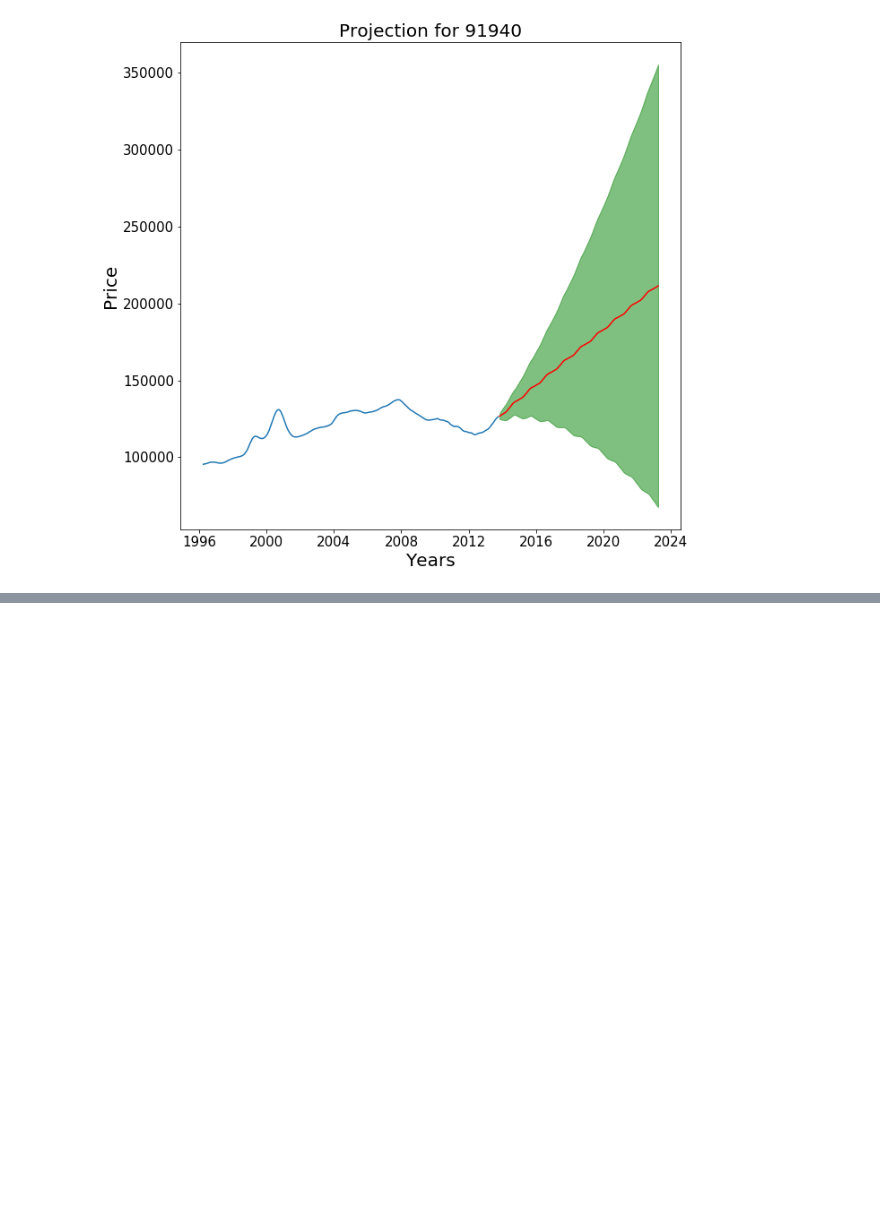
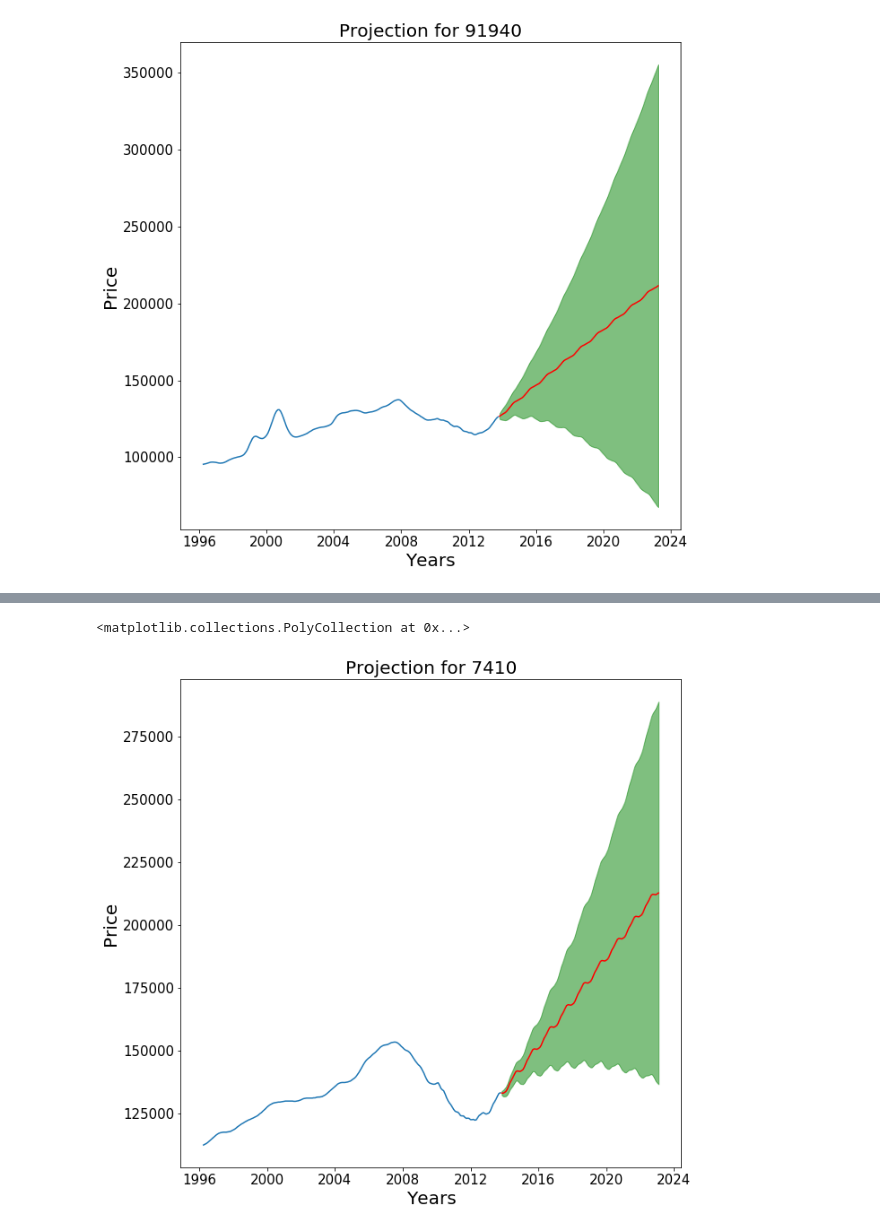
Before and after one commit to LeDorean/zillow_project_review, a Jupyter notebook: notebooks/Untitled.ipynb, the cells around one changed output, grey strips where cells are left out. Saved outputs shown, nothing was run; the diff lists cells and outputs as text; code cells hidden in the pictures; blank space fills up the shorter version.

```diff
--- a/notebooks/Untitled.ipynb
+++ b/notebooks/Untitled.ipynb
@@ -352,0 +359,10 @@ plt.fill_between(pred_conf.index,
+# %%
+nashville_74101=nashville_74101.set_index(pd.to_datetime(nashville_74101.index))
+# %%
+X=nashville_74101['value']
+train=X[:211]
+test=X[211:]
+# %%
+sarimax=SARIMAX(train,order=(1,1,1),seasonal_order=(1,1,1,12))
+res=sarimax.fit(disp=False)
+res.summary()
@@ -352,0 +390,18 @@ plt.fill_between(pred_conf.index,
+# %%
+forecast=res.get_prediction(start=211,end=322)
+pred_conf=forecast.conf_int()
+# %%
+plt.figure(figsize=(10,10))
+plt.plot(forecast.predicted_mean,color='red')
+plt.plot(train)
+plt.xlabel('Years',fontsize=20)
+plt.xticks(fontsize=15)
+plt.ylabel('Price',fontsize=20)
+plt.yticks(fontsize=15)
+plt.title('Projection for 7410',fontsize=20)
+plt.fill_between(pred_conf.index,
+                pred_conf.iloc[:, 0],
+                pred_conf.iloc[:, 1], color='g', alpha=0.5)
+# %% [output]
+<matplotlib.collections.PolyCollection at 0x...>
+[figure, added]
```
Also changed, not shown: parts of 4 cells of this notebook.
